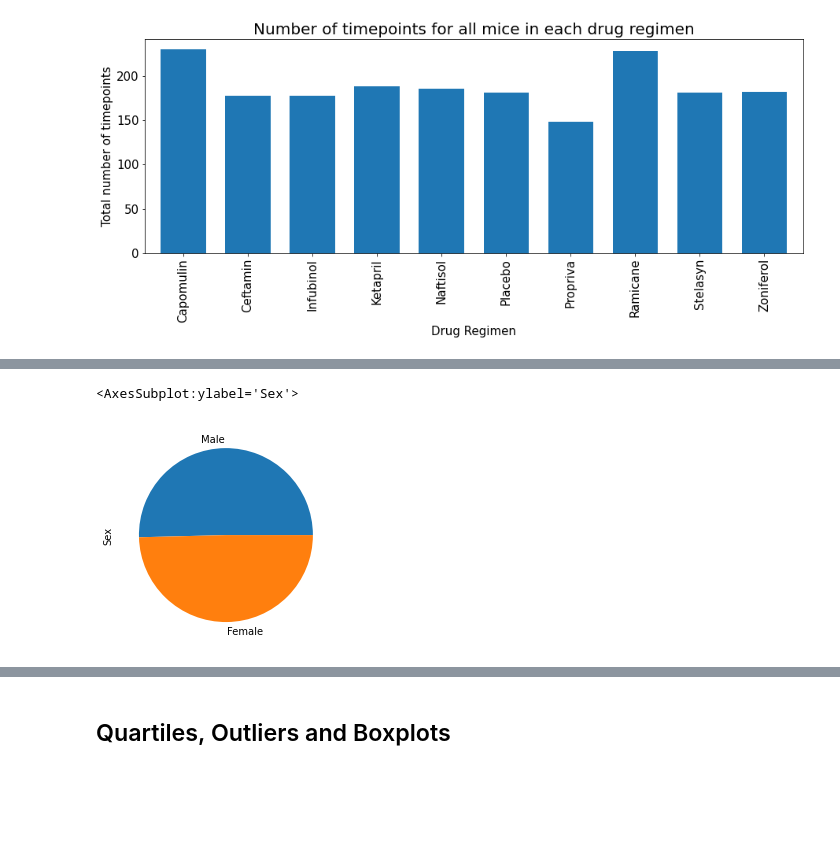
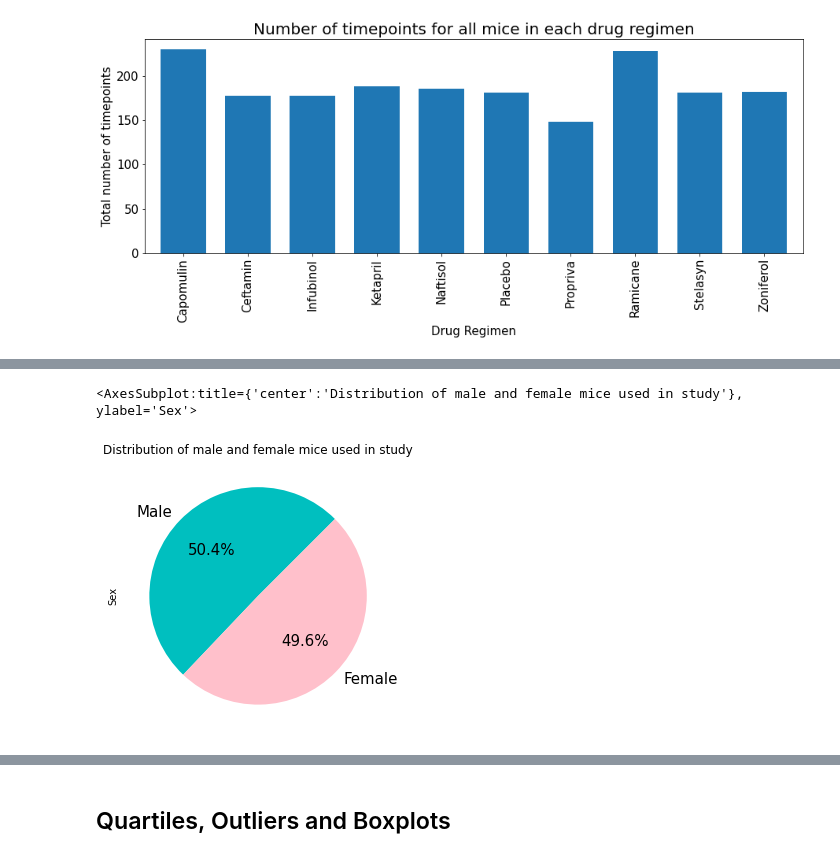
Before and after one commit to klbowman/Pharmaceutical-Data-Analysis, a Jupyter notebook: Pymaceuticals/pymaceuticals_kbowman.ipynb, the cells around one changed output, grey strips where cells are left out. Cells and saved outputs as stored; diff of their text form; code cells hidden in the pictures; blank space fills up the shorter version.

```diff
--- a/Pymaceuticals/pymaceuticals_kbowman.ipynb
+++ b/Pymaceuticals/pymaceuticals_kbowman.ipynb
@@ -151,9 +157,9 @@ KeyError: 'Drug Regimen'
 # %%
 # Generate a pie plot showing the distribution of female versus male mice using Pandas
 gender = mouse_data_cleaned.drop_duplicates(subset=["Mouse ID"])
 sex = gender["Sex"].value_counts()
 
-sex.plot.pie()
+sex.plot.pie(figsize = (5,5), title = "Distribution of male and female mice used in study", fontsize = '15',startangle=45,autopct='%1.1f%%', colors = ['c','pink'])
 # %% [output]
-<AxesSubplot:ylabel='Sex'>
+<AxesSubplot:title={'center':'Distribution of male and female mice used in study'}, ylabel='Sex'>
-[figure, old version]
+[figure, new version]
```
Also changed, not shown: parts of 11 cells of this notebook.
